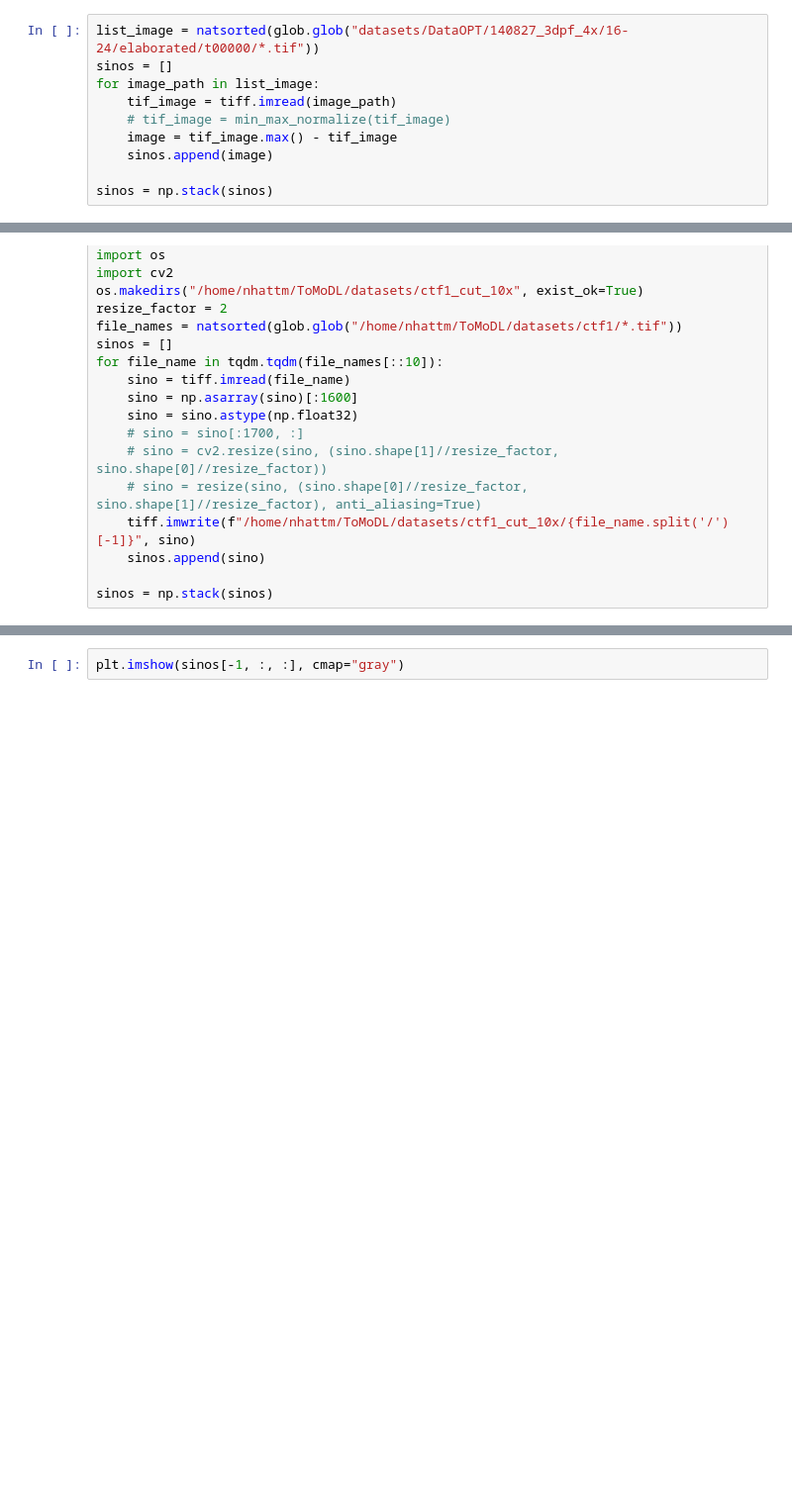
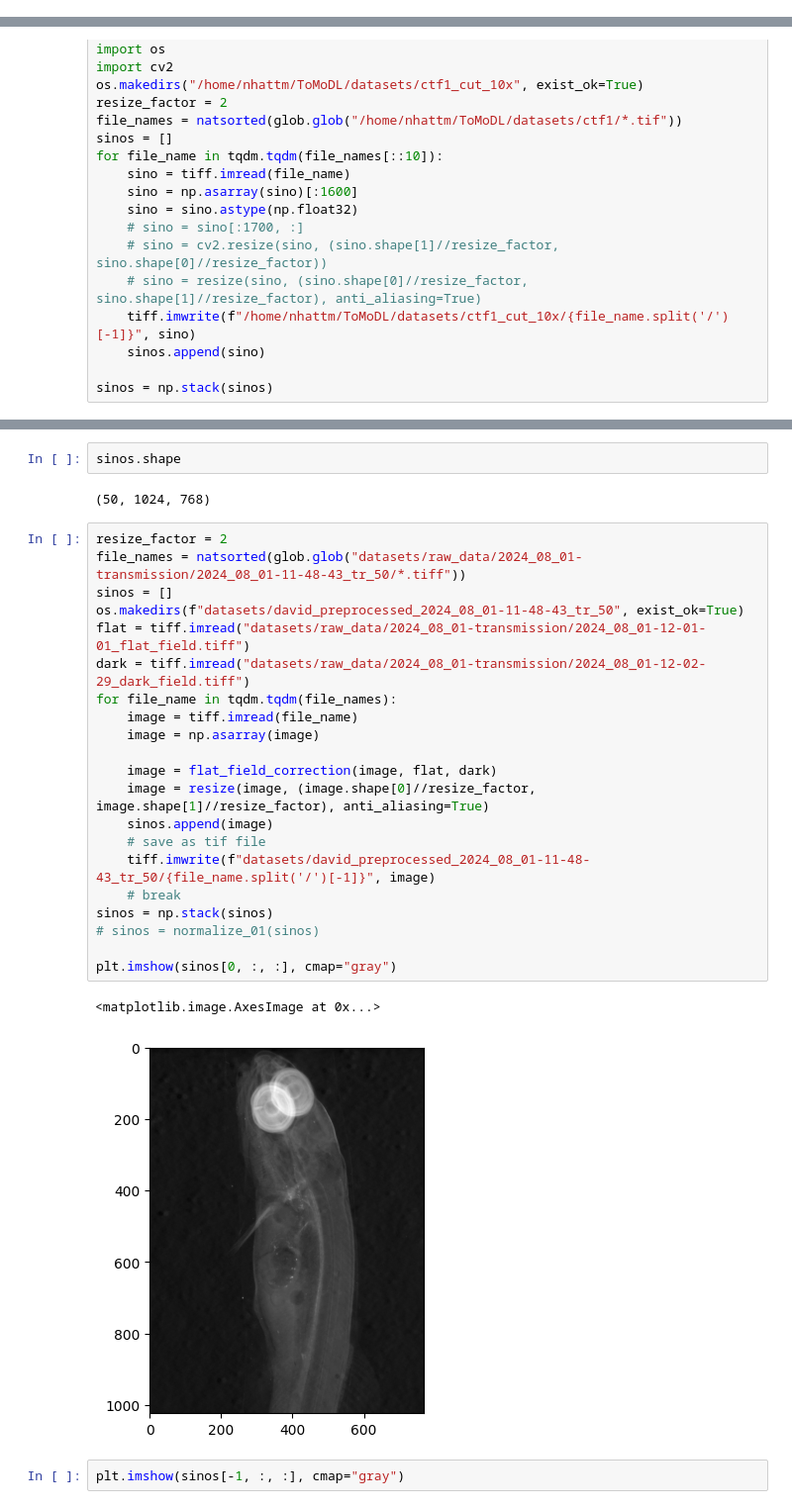
Before and after one commit to obandomarcos/ToMoDL, a Jupyter notebook: test_tomopy.ipynb, the cells around one changed output, grey strips where cells are left out. Shown at 99% size. Drawn from its saved outputs; the diff is of its cells as text; blank space fills up the shorter version.

```diff
--- a/test_tomopy.ipynb
+++ b/test_tomopy.ipynb
@@ -125,10 +78,0 @@ print(tif_res_fbp.min(), tif_res_fbp.max())
-# %%
-list_image = natsorted(glob.glob("datasets/DataOPT/140827_3dpf_4x/16-24/elaborated/t00000/*.tif"))
-sinos = []
-for image_path in list_image:
-    tif_image = tiff.imread(image_path)
-    # tif_image = min_max_normalize(tif_image)
-    image = tif_image.max() - tif_image
-    sinos.append(image)
-
-sinos = np.stack(sinos)
@@ -402,3 +329,31 @@ plt.imshow(sinos[0, :, :], cmap="gray")
+# %%
+sinos.shape
+# %% [output]
+(50, 1024, 768)
+# %%
+resize_factor = 2
+file_names = natsorted(glob.glob("datasets/raw_data/2024_08_01-transmission/2024_08_01-11-48-43_tr_50/*.tiff"))
+sinos = []
+os.makedirs(f"datasets/david_preprocessed_2024_08_01-11-48-43_tr_50", exist_ok=True)
+flat = tiff.imread("datasets/raw_data/2024_08_01-transmission/2024_08_01-12-01-01_flat_field.tiff")
+dark = tiff.imread("datasets/raw_data/2024_08_01-transmission/2024_08_01-12-02-29_dark_field.tiff")
+for file_name in tqdm.tqdm(file_names):
+    image = tiff.imread(file_name)
+    image = np.asarray(image)
+
+    image = flat_field_correction(image, flat, dark)
+    image = resize(image, (image.shape[0]//resize_factor, image.shape[1]//resize_factor), anti_aliasing=True)
+    sinos.append(image)
+    # save as tif file
+    tiff.imwrite(f"datasets/david_preprocessed_2024_08_01-11-48-43_tr_50/{file_name.split('/')[-1]}", image)
+    # break
+sinos = np.stack(sinos)
+# sinos = normalize_01(sinos)
+
+plt.imshow(sinos[0, :, :], cmap="gray")
+# %% [output]
+<matplotlib.image.AxesImage at 0x...>
+[figure, added]
 # %%
 plt.imshow(sinos[-1, :, :], cmap="gray")
 # %% [output]
```
Also changed, not shown: parts of 18 cells of this notebook, 1 other file.
